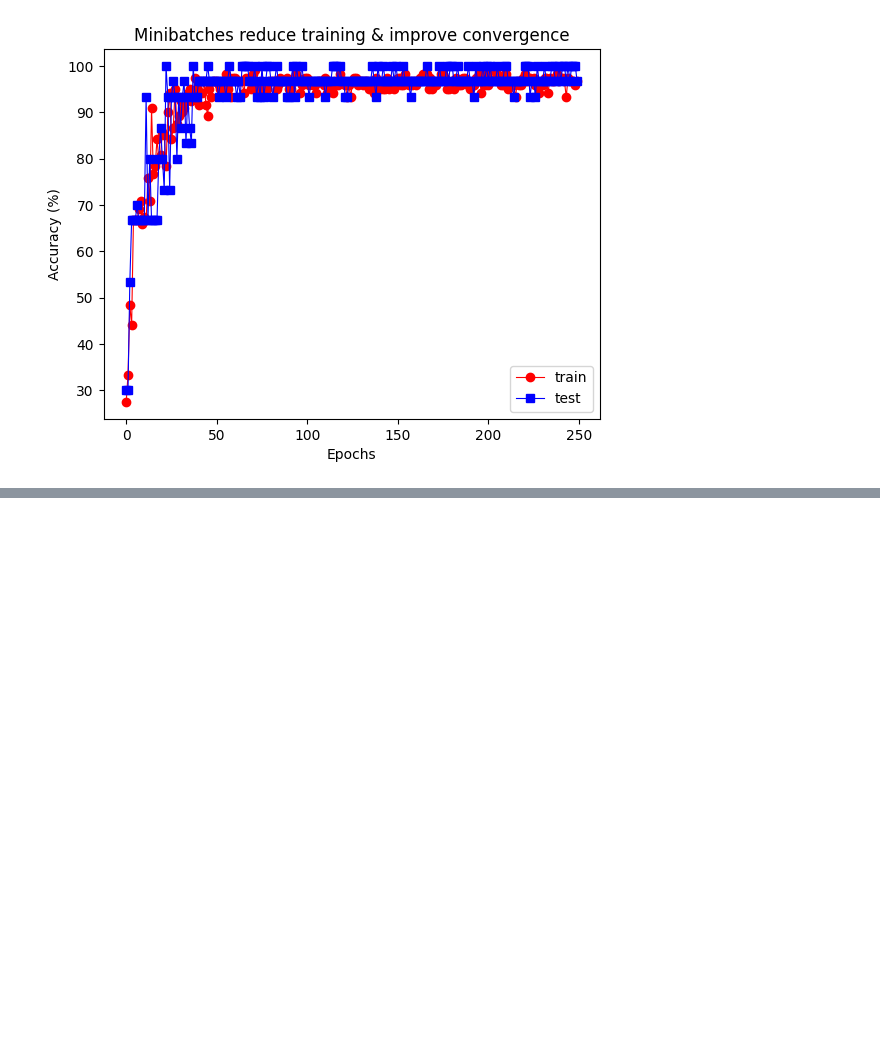
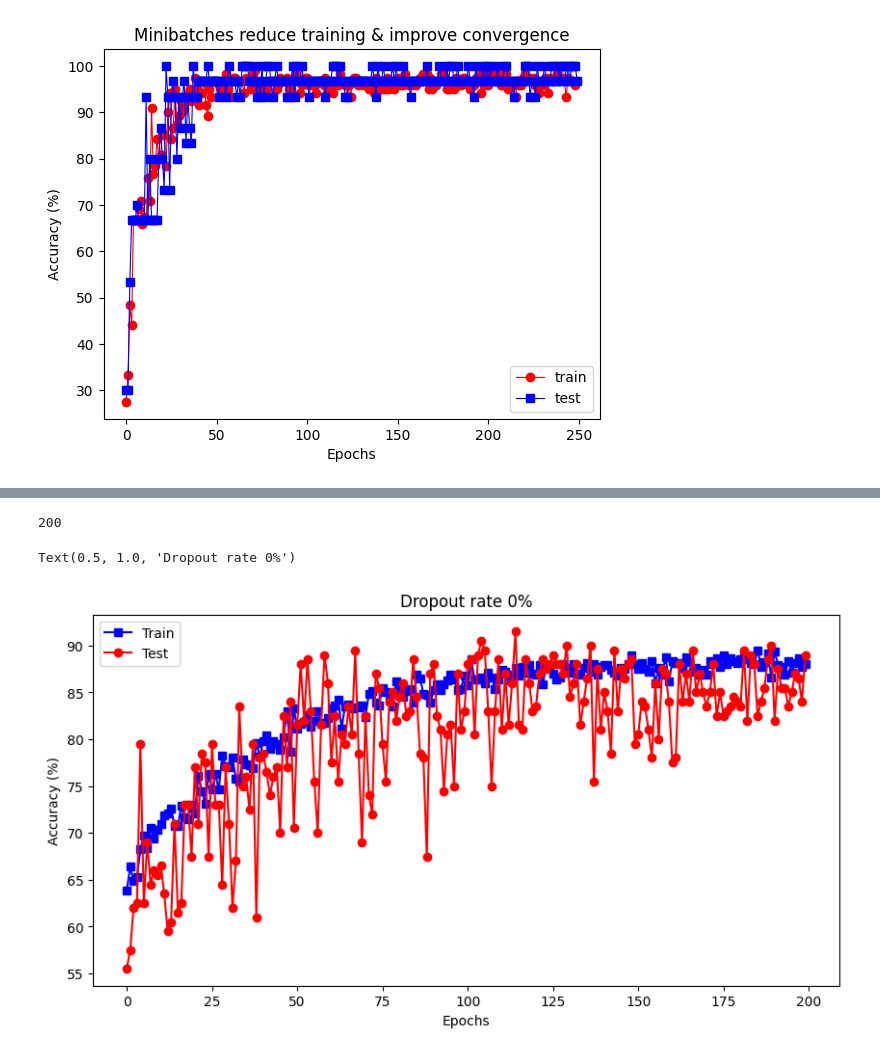
Before and after one commit to taruvaid/Fourier-Neural-Operators, a Jupyter notebook: Neural_Nets_Overfitting_&_Regularlization.ipynb, the cells around one changed output, grey strips where cells are left out. Cells and saved outputs as stored; diff of their text form; code cells hidden in the pictures; blank space fills up the shorter version.

Commit message:
Dropout regularization experiments

```diff
--- a/Neural_Nets_Overfitting_&_Regularlization.ipynb
+++ b/Neural_Nets_Overfitting_&_Regularlization.ipynb
@@ -397,0 +561,9 @@ plt.legend()
+# %%
+# batching
+dataset_train = TensorDataset(data_train,labels_train)
+dataset_test = TensorDataset(data_test,labels_test)
+dataset_train.tensors
+
+batchsize = 16
+train_dldr = DataLoader(dataset_train, batch_size = batchsize ,shuffle = True)
+test_dldr = DataLoader(dataset_test, batch_size = dataset_test.tensors[0].shape[0] ,shuffle = True)
@@ -397,0 +602,6 @@ plt.legend()
+# %%
+# test the model
+model = modelClass(0.2)
+print(model)
+
+model(data_train[0:2])
@@ -397,0 +616,10 @@ plt.legend()
+# %%
+def model_initialize (dropoutRate):
+  model = modelClass(dropoutRate)
+  #lossfun = nn.CrossEntropyLoss()
+  lossfun = nn.BCEWithLogitsLoss()
+  optimizer = torch.optim.SGD(model.parameters(), lr = 0.002)
+
+  return model,lossfun,optimizer
+
+model,lossfun,optimizer = model_initialize(0.2)
@@ -397,0 +677,17 @@ plt.legend()
+# %%
+fig = plt.figure(figsize = (10,5))
+
+numepochs = 200
+model,lossfun,optimizer = model_initialize(0)
+trainAcc ,testAcc = modelTraining(model,lossfun,optimizer,train_dldr,test_dldr)
+
+plt.plot(trainAcc,'bs-')
+plt.plot(testAcc,'ro-')
+plt.xlabel("Epochs")
+plt.ylabel("Accuracy (%)")
+plt.legend(["Train","Test"])
+plt.title("Dropout rate 0%")
+# %% [output]
+200
+Text(0.5, 1.0, 'Dropout rate 0%')
+[figure, added]
```
Also changed, not shown: parts of 36 cells of this notebook.
